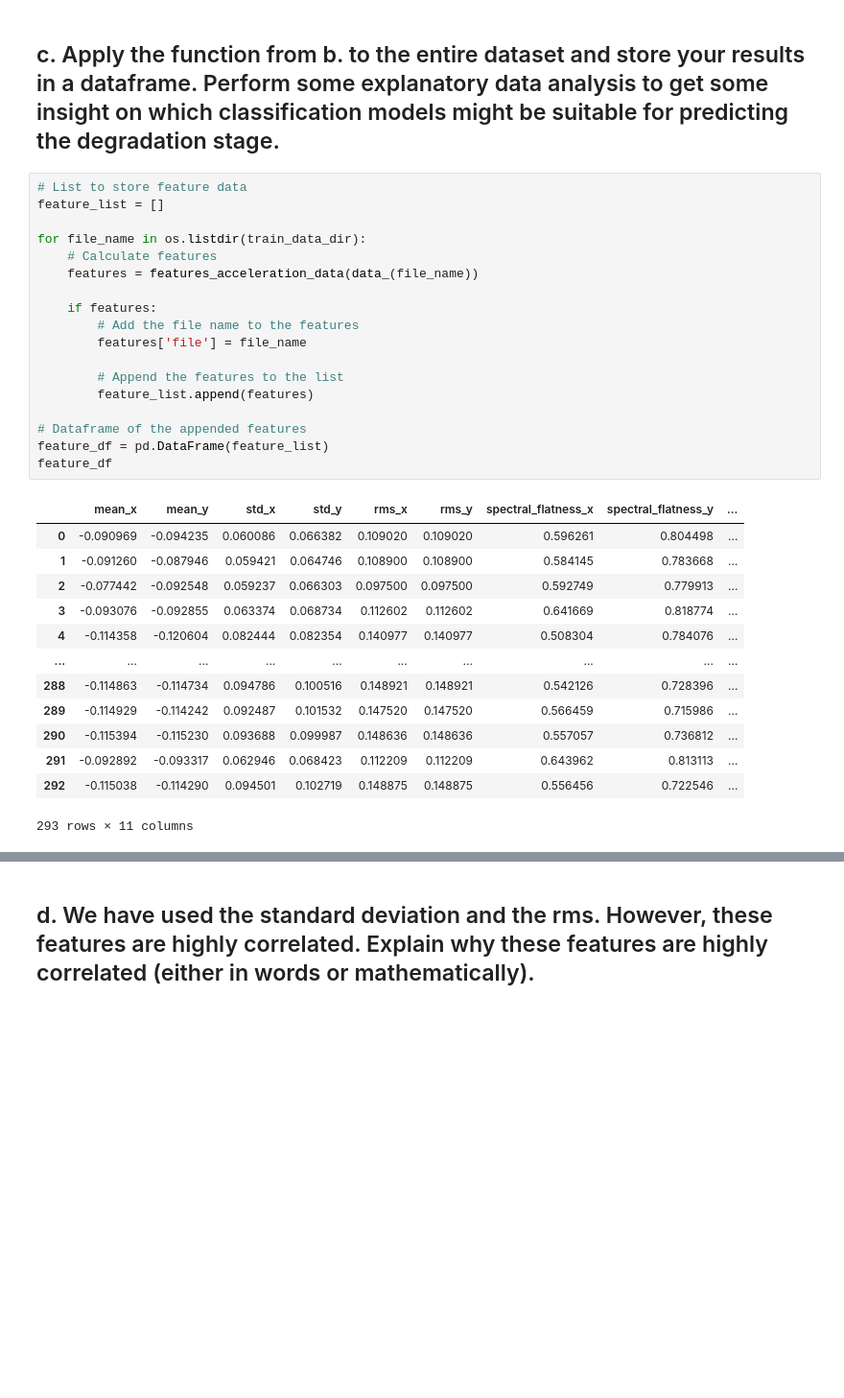
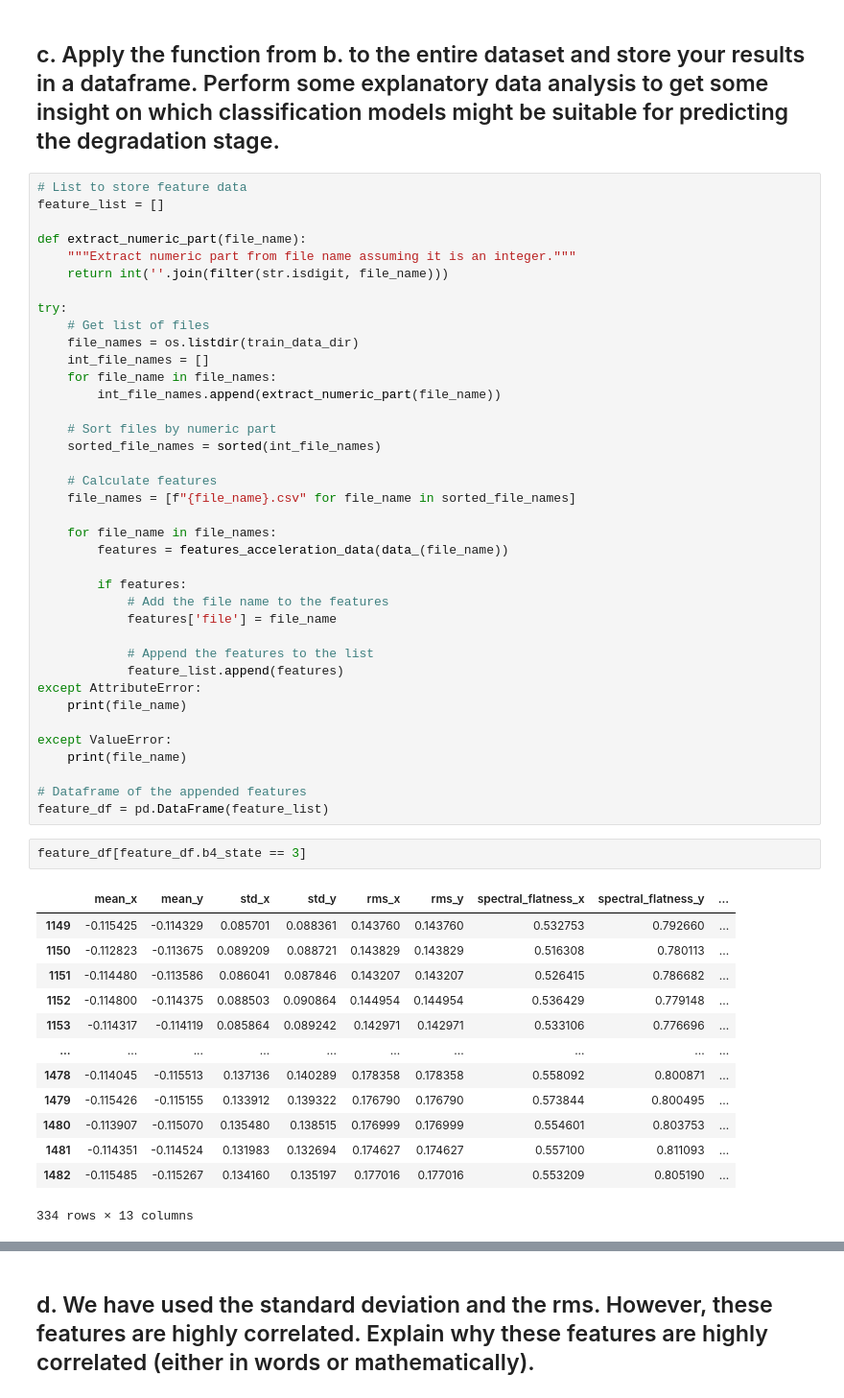
Before and after one commit to moniquechandra/DS8-FINAL, a Jupyter notebook: exercise_1.ipynb, the cells around one changed output, grey strips where cells are left out. Shown at 96% size. Saved outputs shown, nothing was run; the diff lists cells and outputs as text; blank space fills up the shorter version.

```diff
--- a/exercise_1.ipynb
+++ b/exercise_1.ipynb
@@ -156,31 +148,53 @@ plt.show()
 # List to store feature data
 feature_list = []
 
-for file_name in os.listdir(train_data_dir):
+def extract_numeric_part(file_name):
+    """Extract numeric part from file name assuming it is an integer."""
+    return int(''.join(filter(str.isdigit, file_name)))
+
+try:
+    # Get list of files
+    file_names = os.listdir(train_data_dir)
+    int_file_names = []
+    for file_name in file_names:
+        int_file_names.append(extract_numeric_part(file_name))
+
+    # Sort files by numeric part
+    sorted_file_names = sorted(int_file_names)
+
     # Calculate features
-    features = features_acceleration_data(data_(file_name))
+    file_names = [f"{file_name}.csv" for file_name in sorted_file_names]
 
-    if features:
-        # Add the file name to the features
-        features['file'] = file_name
+    for file_name in file_names:
+        features = features_acceleration_data(data_(file_name))
 
-        # Append the features to the list
-        feature_list.append(features)
+        if features:
+            # Add the file name to the features
+            features['file'] = file_name
+
+            # Append the features to the list
+            feature_list.append(features)
+except AttributeError:
+    print(file_name)
+
+except ValueError:
+    print(file_name)
 
 # Dataframe of the appended features
 feature_df = pd.DataFrame(feature_list)
-feature_df
-# %% [output]
-|  | mean_x | mean_y | std_x | std_y | rms_x | rms_y | spectral_flatness_x | spectral_flatness_y | ... |
-| 0 | -0.090969 | -0.094235 | 0.060086 | 0.066382 | 0.109020 | 0.109020 | 0.596261 | 0.804498 | ... |
-| 1 | -0.091260 | -0.087946 | 0.059421 | 0.064746 | 0.108900 | 0.108900 | 0.584145 | 0.783668 | ... |
-| 2 | -0.077442 | -0.092548 | 0.059237 | 0.066303 | 0.097500 | 0.097500 | 0.592749 | 0.779913 | ... |
-| 3 | -0.093076 | -0.092855 | 0.063374 | 0.068734 | 0.112602 | 0.112602 | 0.641669 | 0.818774 | ... |
-| 4 | -0.114358 | -0.120604 | 0.082444 | 0.082354 | 0.140977 | 0.140977 | 0.508304 | 0.784076 | ... |
-| ... | ... | ... | ... | ... | ... | ... | ... | ... | ... |
-| 288 | -0.114863 | -0.114734 | 0.094786 | 0.100516 | 0.148921 | 0.148921 | 0.542126 | 0.728396 | ... |
-| 289 | -0.114929 | -0.114242 | 0.092487 | 0.101532 | 0.147520 | 0.147520 | 0.566459 | 0.715986 | ... |
-| 290 | -0.115394 | -0.115230 | 0.093688 | 0.099987 | 0.148636 | 0.148636 | 0.557057 | 0.736812 | ... |
-| 291 | -0.092892 | -0.093317 | 0.062946 | 0.068423 | 0.112209 | 0.112209 | 0.643962 | 0.813113 | ... |
-| 292 | -0.115038 | -0.114290 | 0.094501 | 0.102719 | 0.148875 | 0.148875 | 0.556456 | 0.722546 | ... |
-293 rows × 11 columns
+# %%
+feature_df[feature_df.b4_state == 3]
+# %% [output]
+|  | mean_x | mean_y | std_x | std_y | rms_x | rms_y | spectral_flatness_x | spectral_flatness_y | ... |
+| 1149 | -0.115425 | -0.114329 | 0.085701 | 0.088361 | 0.143760 | 0.143760 | 0.532753 | 0.792660 | ... |
+| 1150 | -0.112823 | -0.113675 | 0.089209 | 0.088721 | 0.143829 | 0.143829 | 0.516308 | 0.780113 | ... |
+| 1151 | -0.114480 | -0.113586 | 0.086041 | 0.087846 | 0.143207 | 0.143207 | 0.526415 | 0.786682 | ... |
+| 1152 | -0.114800 | -0.114375 | 0.088503 | 0.090864 | 0.144954 | 0.144954 | 0.536429 | 0.779148 | ... |
+| 1153 | -0.114317 | -0.114119 | 0.085864 | 0.089242 | 0.142971 | 0.142971 | 0.533106 | 0.776696 | ... |
+| ... | ... | ... | ... | ... | ... | ... | ... | ... | ... |
+| 1478 | -0.114045 | -0.115513 | 0.137136 | 0.140289 | 0.178358 | 0.178358 | 0.558092 | 0.800871 | ... |
+| 1479 | -0.115426 | -0.115155 | 0.133912 | 0.139322 | 0.176790 | 0.176790 | 0.573844 | 0.800495 | ... |
+| 1480 | -0.113907 | -0.115070 | 0.135480 | 0.138515 | 0.176999 | 0.176999 | 0.554601 | 0.803753 | ... |
+| 1481 | -0.114351 | -0.114524 | 0.131983 | 0.132694 | 0.174627 | 0.174627 | 0.557100 | 0.811093 | ... |
+| 1482 | -0.115485 | -0.115267 | 0.134160 | 0.135197 | 0.177016 | 0.177016 | 0.553209 | 0.805190 | ... |
+334 rows × 13 columns
```
Also changed, not shown: parts of 16 cells of this notebook.
